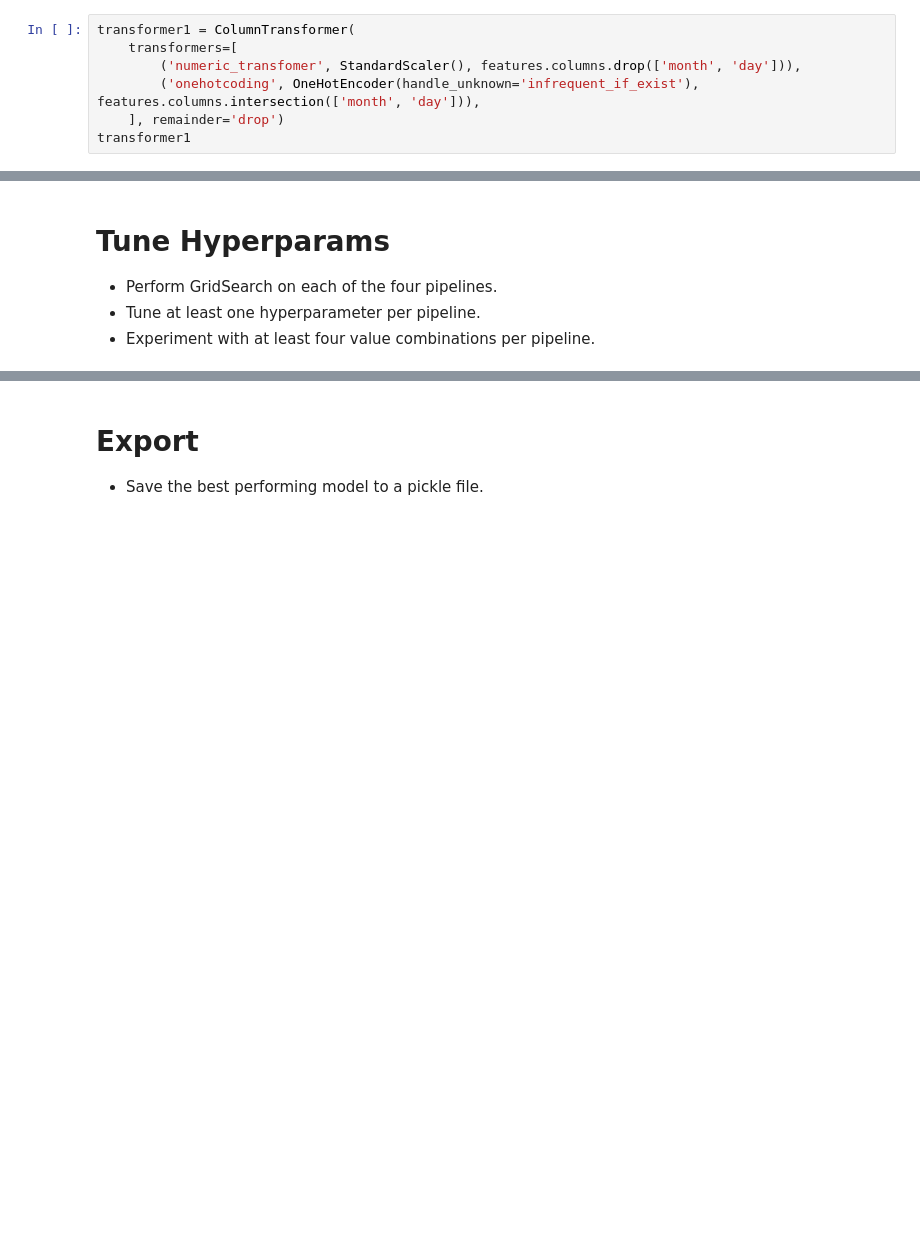
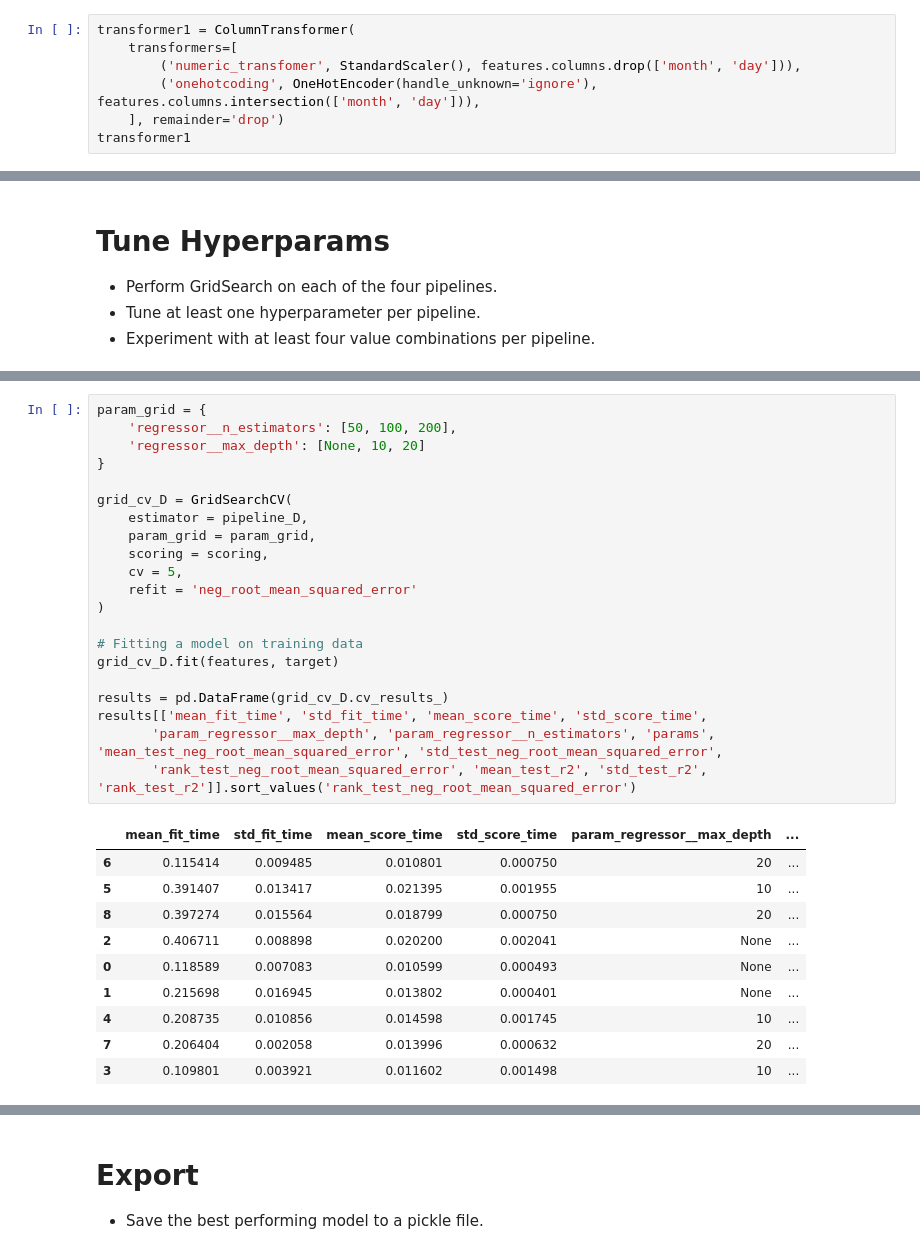
Before and after one commit to ranvikhalar/production, a Jupyter notebook: 02_activities/assignments/assignment_2.ipynb, the cells around one changed output, grey strips where cells are left out. Cells and saved outputs as stored; diff of their text form; blank space fills up the shorter version.

```diff
--- a/02_activities/assignments/assignment_2.ipynb
+++ b/02_activities/assignments/assignment_2.ipynb
@@ -180,7 +191,7 @@ Index(['coord_x', 'coord_y', 'day', 'ffmc', 'dmc', 'dc', 'isi', 'temp', 'rh',
 transformer1 = ColumnTransformer(
     transformers=[
         ('numeric_transfomer', StandardScaler(), features.columns.drop(['month', 'day'])),
-        ('onehotcoding', OneHotEncoder(handle_unknown='infrequent_if_exist'), features.columns.intersection(['month', 'day'])),
+        ('onehotcoding', OneHotEncoder(handle_unknown='ignore'), features.columns.intersection(['month', 'day'])),
     ], remainder='drop')
 transformer1
 # %% [output]
@@ -333,0 +427,32 @@ with open('pipeline_D.pkl', 'wb') as file_D:
+# %%
+param_grid = {
+    'regressor__n_estimators': [50, 100, 200],
+    'regressor__max_depth': [None, 10, 20]
+}
+
+grid_cv_D = GridSearchCV(
+    estimator = pipeline_D,
+    param_grid = param_grid,
+    scoring = scoring,
+    cv = 5,
+    refit = 'neg_root_mean_squared_error'
+)
+
+# Fitting a model on training data
+grid_cv_D.fit(features, target)
+
+results = pd.DataFrame(grid_cv_D.cv_results_)
+results[['mean_fit_time', 'std_fit_time', 'mean_score_time', 'std_score_time',
+       'param_regressor__max_depth', 'param_regressor__n_estimators', 'params', 'mean_test_neg_root_mean_squared_error', 'std_test_neg_root_mean_squared_error',
+       'rank_test_neg_root_mean_squared_error', 'mean_test_r2', 'std_test_r2', 'rank_test_r2']].sort_values('rank_test_neg_root_mean_squared_error')
+# %% [output]
+|  | mean_fit_time | std_fit_time | mean_score_time | std_score_time | param_regressor__max_depth | ... |
+| 6 | 0.115414 | 0.009485 | 0.010801 | 0.000750 | 20 | ... |
+| 5 | 0.391407 | 0.013417 | 0.021395 | 0.001955 | 10 | ... |
+| 8 | 0.397274 | 0.015564 | 0.018799 | 0.000750 | 20 | ... |
+| 2 | 0.406711 | 0.008898 | 0.020200 | 0.002041 | None | ... |
+| 0 | 0.118589 | 0.007083 | 0.010599 | 0.000493 | None | ... |
+| 1 | 0.215698 | 0.016945 | 0.013802 | 0.000401 | None | ... |
+| 4 | 0.208735 | 0.010856 | 0.014598 | 0.001745 | 10 | ... |
+| 7 | 0.206404 | 0.002058 | 0.013996 | 0.000632 | 20 | ... |
+| 3 | 0.109801 | 0.003921 | 0.011602 | 0.001498 | 10 | ... |
```
Also changed, not shown: parts of 20 cells of this notebook, 4 other files.
